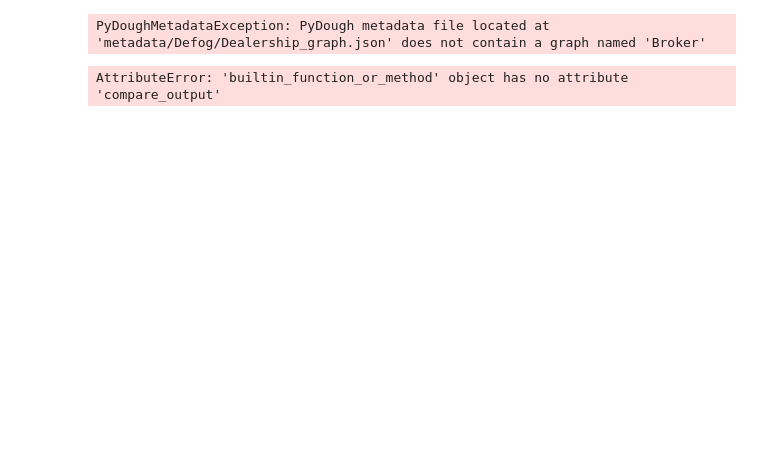
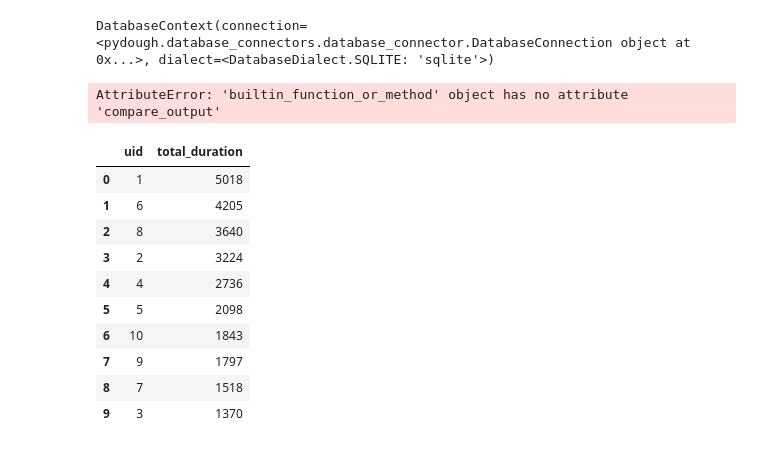
Before and after one commit to bodo-ai/text2pydough, a Jupyter notebook: workbench/JSolano/prompt_evaluation/test_data/evalNotebook.ipynb, the cells around one changed output. Cells and saved outputs as stored; diff of their text form; code cells hidden in the pictures; blank space fills up the shorter version.

```diff
--- a/workbench/JSolano/prompt_evaluation/test_data/evalNotebook.ipynb
+++ b/workbench/JSolano/prompt_evaluation/test_data/evalNotebook.ipynb
@@ -20,10 +20,10 @@ import os
 SQL_path = 'databases/Defog/init_defog.sql'
 
 #METADATA FOR THE GRAPH .JSON
-metadata_path = "metadata/Defog/Dealership_graph.json"
+metadata_path = "metadata/Defog/Ewallet_graph.json"
 
 #GRAPH NAME
-graph_name = "Dealership"
+graph_name = "Ewallet"
 
 #DESIRED DATABASE NAME
 DB_name = "notebookTest.db"
@@ -41,8 +41,27 @@ cursor.executescript(sql_script)
 pydough.active_session.load_metadata_graph(metadata_path, graph_name)
 pydough.active_session.connect_database("sqlite", database=DB_name)
 # %% [output]
-PyDoughMetadataException: PyDough metadata file located at 'metadata/Defog/Dealership_graph.json' does not contain a graph named 'Broker'
+DatabaseContext(connection=<pydough.database_connectors.database_connector.DatabaseConnection object at 0x...>, dialect=<DatabaseDialect.SQLITE: 'sqlite'>)
 # %%
 tested_file, tested_df = eval.compare_output("evalNotebookFiles/", "evalNotebookFiles/noMatch.csv", ".", ".")
 # %% [output]
 AttributeError: 'builtin_function_or_method' object has no attribute 'compare_output'
+# %%
+query = '''
+WITH user_session_duration AS (SELECT u.uid, s.session_start_ts, s.session_end_ts FROM users AS u JOIN user_sessions AS s ON u.uid = s.user_id WHERE s.session_start_ts >= '2023-06-01' AND s.session_end_ts < '2023-06-08') SELECT uid, SUM(strftime('%s', session_end_ts) - strftime('%s', session_start_ts)) AS total_duration FROM user_session_duration GROUP BY uid ORDER BY total_duration DESC;
+'''
+
+sql_output = pd.read_sql_query(query, connection)
+sql_output
+# %% [output]
+|  | uid | total_duration |
+| 0 | 1 | 5018 |
+| 1 | 6 | 4205 |
+| 2 | 8 | 3640 |
+| 3 | 2 | 3224 |
+| 4 | 4 | 2736 |
+| 5 | 5 | 2098 |
+| 6 | 10 | 1843 |
+| 7 | 9 | 1797 |
+| 8 | 7 | 1518 |
+| 9 | 3 | 1370 |
```
Also changed, not shown: parts of 2 cells of this notebook, 8 other files.
